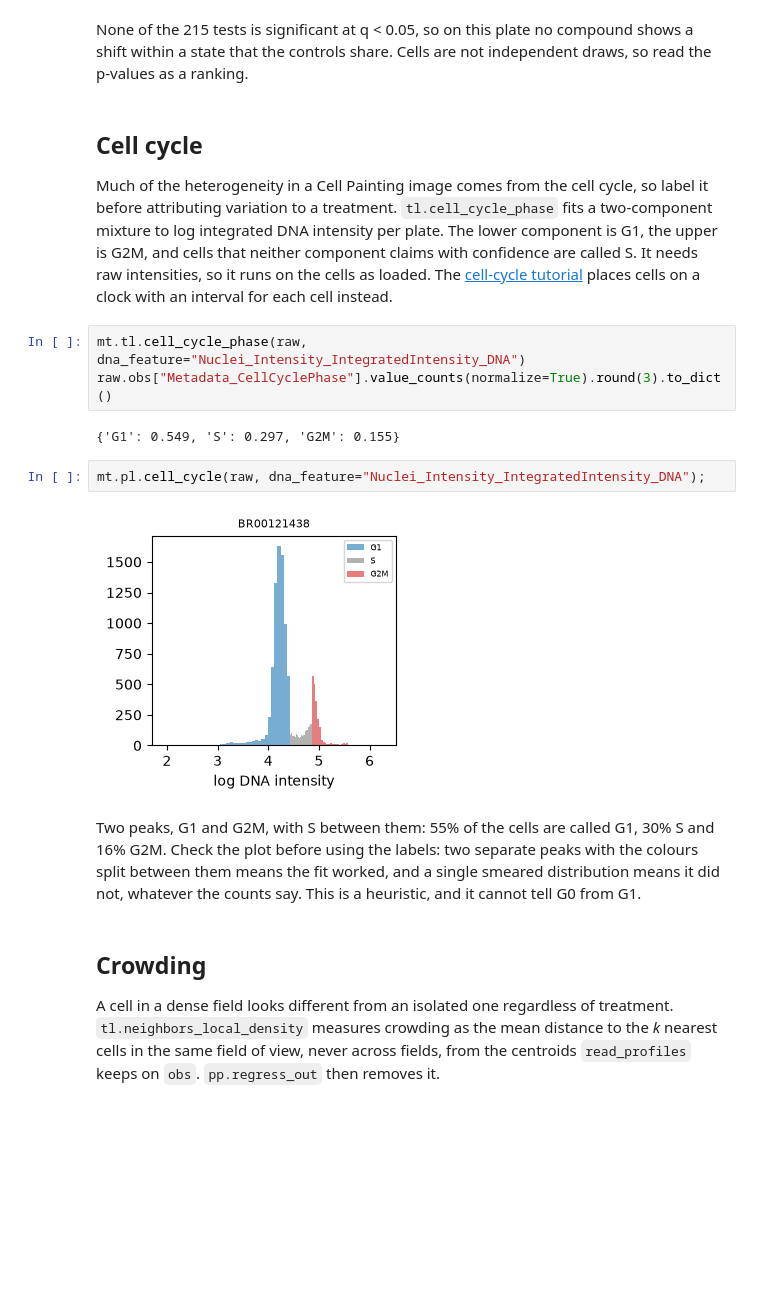
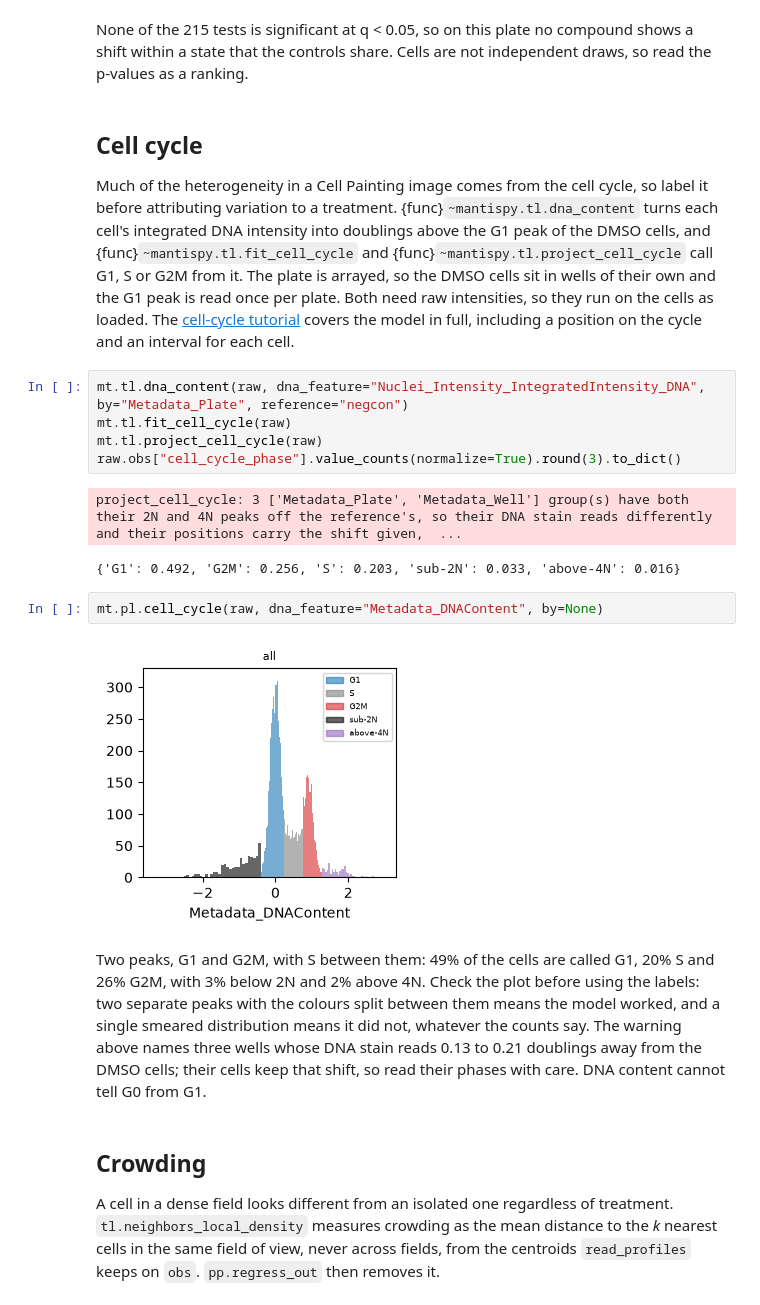
Before and after one commit to scverse/mantispy, a Jupyter notebook: docs/tutorials/single_cells/heterogeneity.ipynb, the cells around one changed output. Cells and saved outputs as stored; diff of their text form; blank space fills up the shorter version.

```diff
--- a/docs/tutorials/single_cells/heterogeneity.ipynb
+++ b/docs/tutorials/single_cells/heterogeneity.ipynb
@@ -294,23 +294,30 @@ controls share. Cells are not independent draws, so read the p-values as a ranki
 ## Cell cycle
 
 Much of the heterogeneity in a Cell Painting image comes from the cell cycle, so label it before attributing
-variation to a treatment. `tl.cell_cycle_phase` fits a two-component mixture to log integrated DNA intensity per
-plate. The lower component is G1, the upper is G2M, and cells that neither component claims with confidence are
-called S. It needs raw intensities, so it runs on the cells as loaded. The [cell-cycle
-tutorial](cell_cycle.ipynb) places cells on a clock with an interval for each cell instead.
+variation to a treatment. {func}`~mantispy.tl.dna_content` turns each cell's integrated DNA intensity into doublings
+above the G1 peak of the DMSO cells, and {func}`~mantispy.tl.fit_cell_cycle` and
+{func}`~mantispy.tl.project_cell_cycle` call G1, S or G2M from it. The plate is arrayed, so the DMSO cells sit in
+wells of their own and the G1 peak is read once per plate. Both need raw intensities, so they run on the cells as
+loaded. The [cell-cycle tutorial](cell_cycle.ipynb) covers the model in full, including a position on the cycle and
+an interval for each cell.
 # %%
-mt.tl.cell_cycle_phase(raw, dna_feature="Nuclei_Intensity_IntegratedIntensity_DNA")
-raw.obs["Metadata_CellCyclePhase"].value_counts(normalize=True).round(3).to_dict()
+mt.tl.dna_content(raw, dna_feature="Nuclei_Intensity_IntegratedIntensity_DNA", by="Metadata_Plate", reference="negcon")
+mt.tl.fit_cell_cycle(raw)
+mt.tl.project_cell_cycle(raw)
+raw.obs["cell_cycle_phase"].value_counts(normalize=True).round(3).to_dict()
 # %% [output]
-{'G1': 0.549, 'S': 0.297, 'G2M': 0.155}
+project_cell_cycle: 3 ['Metadata_Plate', 'Metadata_Well'] group(s) have both their 2N and 4N peaks off the reference's, so their DNA stain reads differently and their positions carry the shift given,  ...
+{'G1': 0.492, 'G2M': 0.256, 'S': 0.203, 'sub-2N': 0.033, 'above-4N': 0.016}
 # %%
-mt.pl.cell_cycle(raw, dna_feature="Nuclei_Intensity_IntegratedIntensity_DNA");
+mt.pl.cell_cycle(raw, dna_feature="Metadata_DNAContent", by=None)
 # %% [output]
-[figure, old version]
+[figure, new version]
 # %% [markdown]
-Two peaks, G1 and G2M, with S between them: 55% of the cells are called G1, 30% S and 16% G2M. Check the plot before
-using the labels: two separate peaks with the colours split between them means the fit worked, and a single smeared
-distribution means it did not, whatever the counts say. This is a heuristic, and it cannot tell G0 from G1.
+Two peaks, G1 and G2M, with S between them: 49% of the cells are called G1, 20% S and 26% G2M, with 3% below 2N
+and 2% above 4N. Check the plot before using the labels: two separate peaks with the colours split between them
+means the model worked, and a single smeared distribution means it did not, whatever the counts say. The warning
+above names three wells whose DNA stain reads 0.13 to 0.21 doublings away from the DMSO cells; their cells keep that
+shift, so read their phases with care. DNA content cannot tell G0 from G1.
 # %% [markdown]
 ## Crowding
 
```
Also changed, not shown: parts of 4 cells of this notebook, 10 other files.
